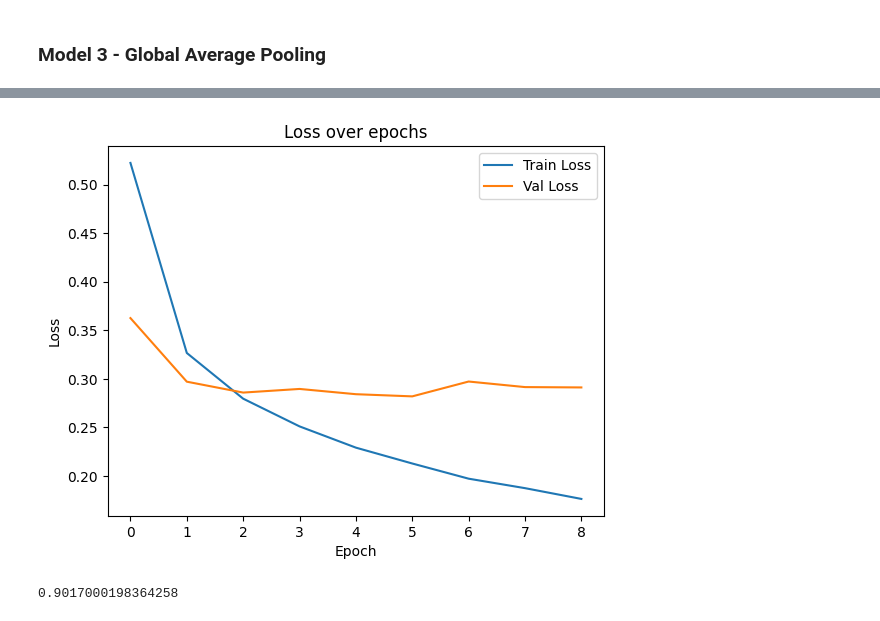
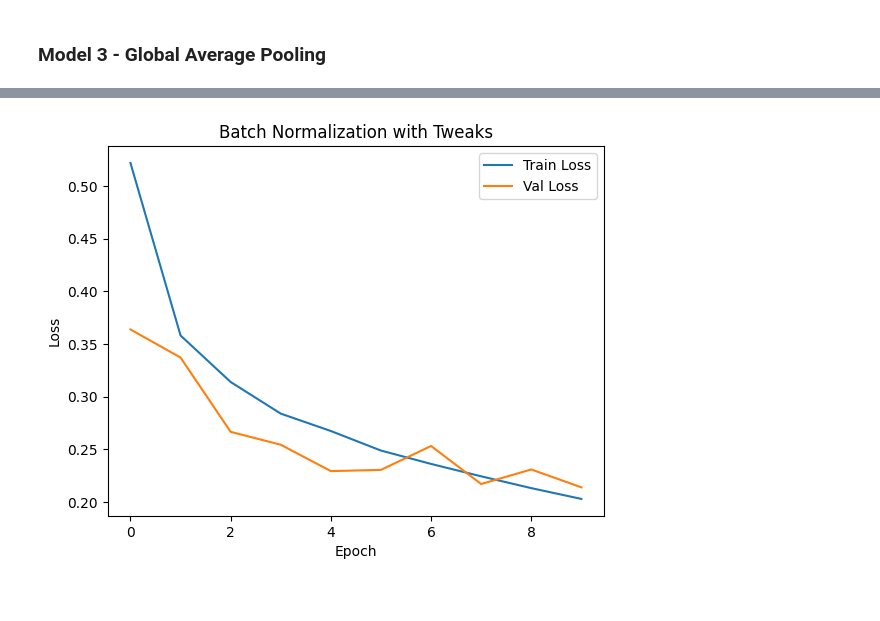
Before and after one commit to marissahalim/ICS635-Assignment4, a Jupyter notebook: A4.ipynb, the cells around one changed output, grey strips where cells are left out. Saved outputs shown, nothing was run; the diff lists cells and outputs as text; code cells hidden in the pictures.

```diff
--- a/A4.ipynb
+++ b/A4.ipynb
@@ -363,10 +422,11 @@ Epoch 9/10
 # %%
-plt.plot(history.history['loss'], label='Train Loss')
-plt.plot(history.history['val_loss'], label='Val Loss')
-plt.title('Loss over epochs')
+plt.plot(history_BN_v2.history['loss'], label='Train Loss')
+plt.plot(history_BN_v2.history['val_loss'], label='Val Loss')
+plt.title('Batch Normalization with Tweaks')
 plt.xlabel('Epoch')
 plt.ylabel('Loss')
 plt.legend()
 
-test_loss, test_acc4 = model4.evaluate(test_images,  test_labels, verbose=2)
+test_loss, test_acc_BN_v2 = model_BN_v2.evaluate(test_images,  test_labels, verbose=2)
+print(test_acc_BN_v2)
 # %% [output]
@@ -374,5 +435 @@ test_loss, test_acc4 = model4.evaluate(test_images,  test_labels, verbose=2)
-[figure, old version]
+[figure, new version]
-# %%
-print(test_acc4)
-# %% [output]
-0.9017000198364258
```
Also changed, not shown: parts of 24 cells of this notebook.
